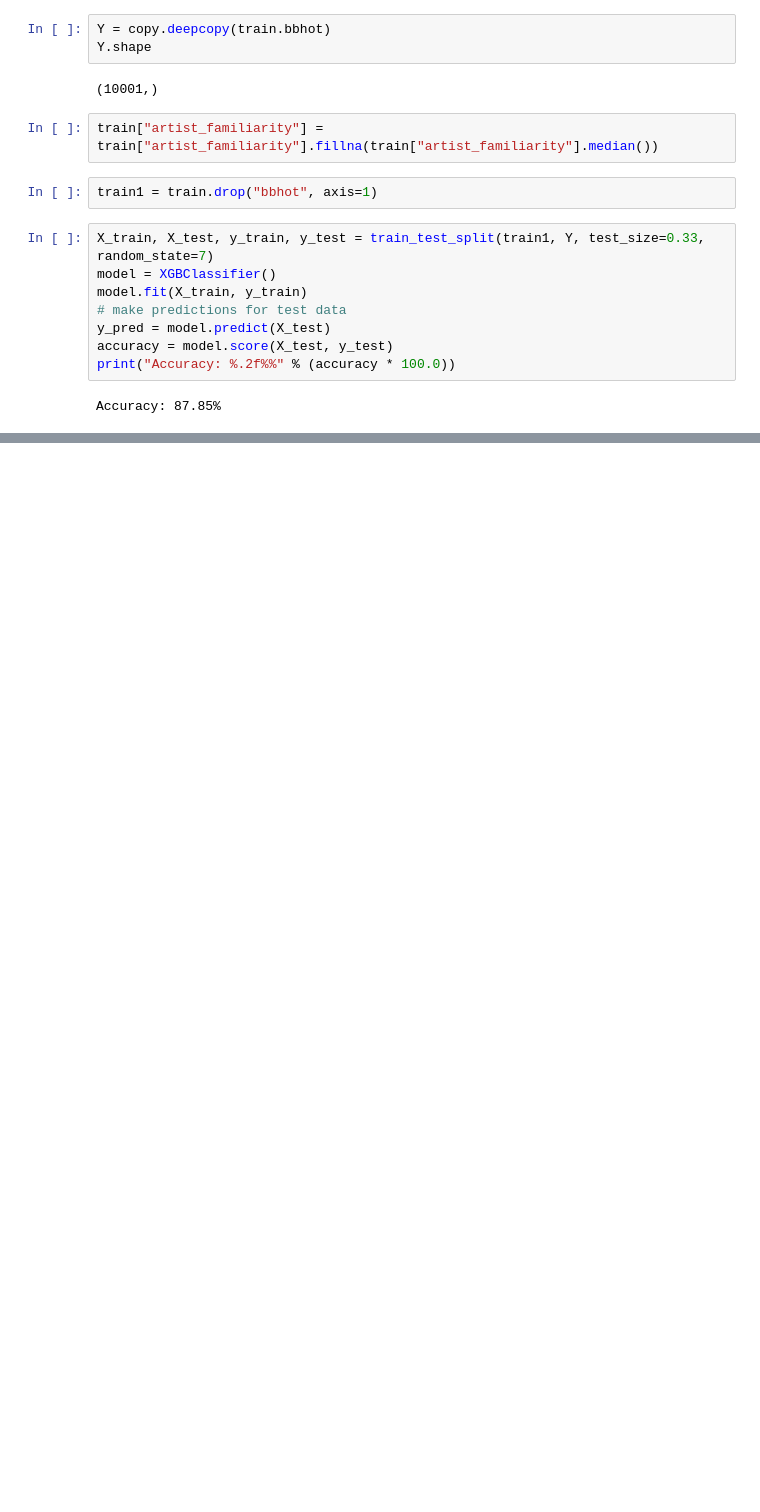
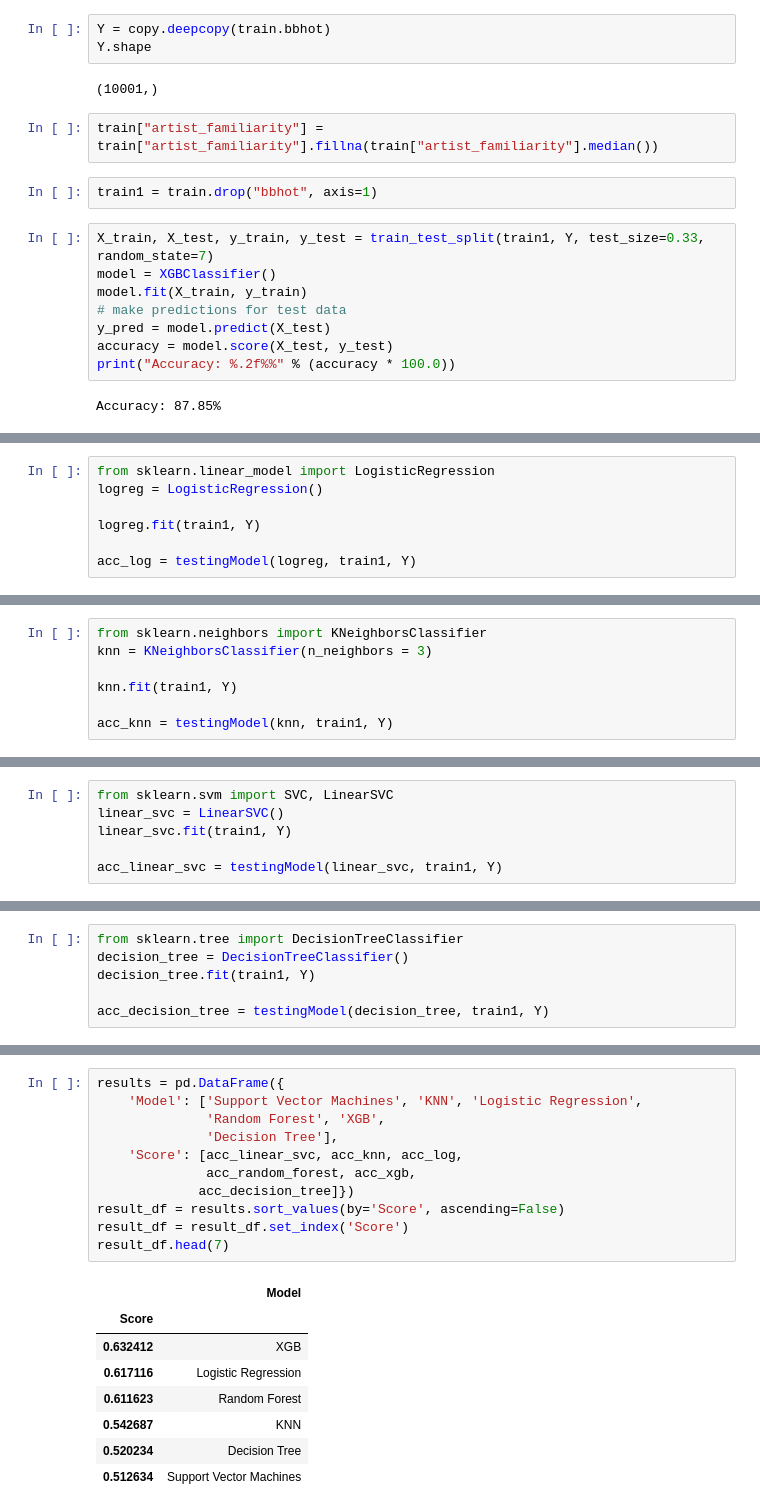
Before and after one commit to manasreldin/Song-Popularity-Predictor, a Jupyter notebook: PredictHotBB.ipynb, the cells around one changed output, grey strips where cells are left out. Saved outputs shown, nothing was run; the diff lists cells and outputs as text; blank space fills up the shorter version.

Commit message:
script + model selection

```diff
--- a/PredictHotBB.ipynb
+++ b/PredictHotBB.ipynb
@@ -164,3 +169,10 @@ Scores: [ 0.61899357  0.63935868  0.6591631   0.66604031  0.611862    0.67522582
   0.59946203  0.59170728  0.63769208  0.62461803]
 Mean: 0.632412290476
 Standard Deviation: 0.02676064386
+# %%
+from sklearn.linear_model import LogisticRegression
+logreg = LogisticRegression()
+
+logreg.fit(train1, Y)
+
+acc_log = testingModel(logreg, train1, Y)
@@ -166,0 +184,7 @@ Standard Deviation: 0.02676064386
+# %%
+from sklearn.neighbors import KNeighborsClassifier
+knn = KNeighborsClassifier(n_neighbors = 3)
+
+knn.fit(train1, Y)
+
+acc_knn = testingModel(knn, train1, Y)
@@ -166,0 +196,6 @@ Standard Deviation: 0.02676064386
+# %%
+from sklearn.svm import SVC, LinearSVC
+linear_svc = LinearSVC()
+linear_svc.fit(train1, Y)
+
+acc_linear_svc = testingModel(linear_svc, train1, Y)
@@ -166,0 +207,6 @@ Standard Deviation: 0.02676064386
+# %%
+from sklearn.tree import DecisionTreeClassifier
+decision_tree = DecisionTreeClassifier()
+decision_tree.fit(train1, Y)
+
+acc_decision_tree = testingModel(decision_tree, train1, Y)
@@ -166,0 +227,20 @@ Standard Deviation: 0.02676064386
+# %%
+results = pd.DataFrame({
+    'Model': ['Support Vector Machines', 'KNN', 'Logistic Regression',
+              'Random Forest', 'XGB',
+              'Decision Tree'],
+    'Score': [acc_linear_svc, acc_knn, acc_log,
+              acc_random_forest, acc_xgb,
+             acc_decision_tree]})
+result_df = results.sort_values(by='Score', ascending=False)
+result_df = result_df.set_index('Score')
+result_df.head(7)
+# %% [output]
+|  | Model |
+| Score |  |
+| 0.632412 | XGB |
+| 0.617116 | Logistic Regression |
+| 0.611623 | Random Forest |
+| 0.542687 | KNN |
+| 0.520234 | Decision Tree |
+| 0.512634 | Support Vector Machines |
```
Also changed, not shown: parts of 10 cells of this notebook, 1 other file.
